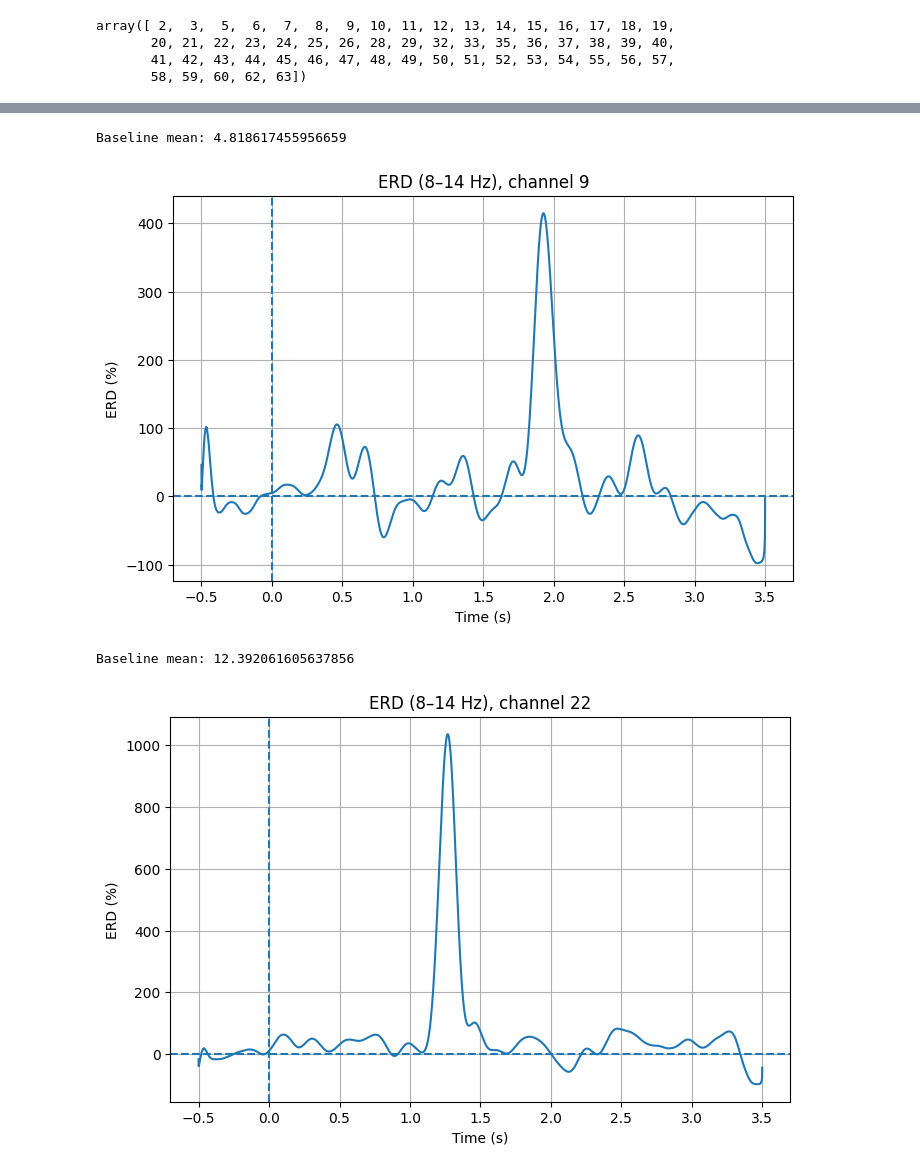
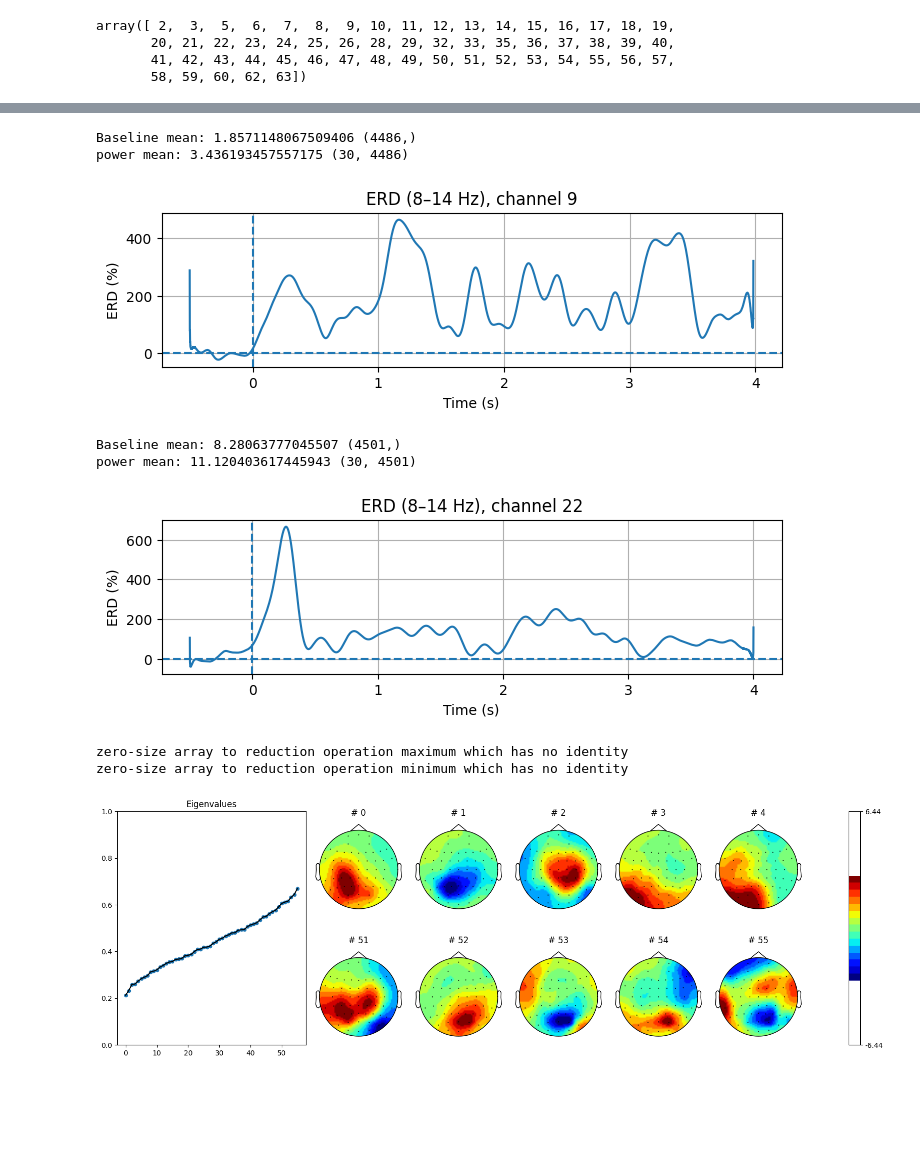
Before and after one commit to JuliaRory/Agency_EBCI, a Jupyter notebook: notebooks/04_check_mu_rhythm.ipynb, the cells around one changed output, grey strips where cells are left out. Saved outputs shown, nothing was run; the diff lists cells and outputs as text; code cells hidden in the pictures; blank space fills up the shorter version.

```diff
--- a/notebooks/04_check_mu_rhythm.ipynb
+++ b/notebooks/04_check_mu_rhythm.ipynb
@@ -69,5 +70,5 @@ array([ 2,  3,  5,  6,  7,  8,  9, 10, 11, 12, 13, 14, 15, 16, 17, 18, 19,
 # %%
-eeg = data[:, good_channels_idx] * 1E6
-eeg, _ = bandpass_filter(eeg, fs=Fs, low=1, high=40)
+eeg = data[:, EEG_CHANNELS] * 1E6
+eeg_f, _ = bandpass_filter(eeg, fs=Fs, low=1, high=40)
 # %%
 start_shift = 500
@@ -192,3 +211,9 @@ plot_log_ratio_psd(epochs_1, epochs_2, sfreq=Fs, ch_idx=idx_C4, fmin=1, fmax=30)
+# %%
+band = [8, 14]
+eeg_fb, _ = bandpass_filter(eeg_f, fs=Fs, low=band[0], high=band[1])
+# %%
+epochs_1_fb = slice_epochs(eeg_fb, idxs_right)        # right hand
+epochs_2_fb = slice_epochs(eeg_fb, idxs_left)         # left hand
 # %%
 from scipy.signal import  hilbert
 from scipy.signal import butter, filtfilt
@@ -210,18 +235,20 @@ def plot_erd(epochs, sfreq, ch_idx, tmin, baseline=(-1.0, 0.0), band=(8, 14), la
     times = np.arange(n_samples) / sfreq + tmin
 
     # фильтрация
-    filtered = np.array([bandpass(ep[:, ch_idx], sfreq, band[0], band[1]) for ep in epochs])
+    data = np.array([ep[:, ch_idx] for ep in epochs])
 
     # мощность (amplitude^2)
-    analytic = hilbert(filtered, axis=1)
+    analytic = hilbert(data, axis=1)
     power = np.abs(analytic)**2  # мощность
+    # print()
 
     # baseline
     baseline_mask = (times >= baseline[0]) & (times <= baseline[1])
     if not baseline_mask.any():
         raise ValueError("Baseline вне диапазона эпохи!")
     baseline_power = power[:, baseline_mask].mean(axis=1, keepdims=True)
-    print("Baseline mean:", baseline_power.mean())
+    print("Baseline mean:", baseline_power.mean(), baseline_mask.shape)
+    print("power mean:", power.mean(), power.shape)
 
     # ERD по trial
     erd = (power - baseline_power) / baseline_power * 100  # в процентах
@@ -230,7 +257,7 @@ def plot_erd(epochs, sfreq, ch_idx, tmin, baseline=(-1.0, 0.0), band=(8, 14), la
     mean_erd = erd.mean(axis=0)
     std_erd = erd.std(axis=0)
 
-    plt.figure(figsize=(8, 5))
+    plt.figure(figsize=(8, 2))
 
     plt.plot(times, mean_erd, label=label)
     # plt.fill_between(
@@ -250,15 +277,17 @@ def plot_erd(epochs, sfreq, ch_idx, tmin, baseline=(-1.0, 0.0), band=(8, 14), la
 
     if label:
         plt.legend()
-
+    # plt.ylim(-100, 100)
     plt.show()
 # %%
-plot_erd(epochs_1, sfreq=Fs, ch_idx=idx_C3, tmin=-start_shift/1000, baseline=(-start_shift/1000, 0.0), label=None)
-plot_erd(epochs_2, sfreq=Fs, ch_idx=idx_C4, tmin=-start_shift/1000, baseline=(-start_shift/1000, 0.0), label=None)
+plot_erd(epochs_1_fb, sfreq=Fs, ch_idx=idx_C3, tmin=-start_shift/1000, baseline=(-start_shift/1000, -0.2), label=None)
+plot_erd(epochs_2_fb, sfreq=Fs, ch_idx=idx_C4, tmin=-start_shift/1000, baseline=(-start_shift/1000, -0.2), label=None)
 # %% [output]
-Baseline mean: 4.818617455956659
+Baseline mean: 1.8571148067509406 (4486,)
+power mean: 3.436193457557175 (30, 4486)
-[figure, old version]
+[figure, new version]
-Baseline mean: 12.392061605637856
+Baseline mean: 8.28063777045507 (4501,)
+power mean: 11.120403617445943 (30, 4501)
-[figure, old version]
+[figure, new version]
 # %%
 n = 250 // (1000 // Fs)
@@ -269,5 +298,14 @@ epochs_2_f = np.array([bandpass_filter(ep, fs=Fs, low=band[0], high=band[1])[0]
 # %%
 from src.analysis.CSP import compute_csp
+from src.visualization.plot_csp_components import plot_10_csp_components
 
-projInverse, projForward, evals = compute_csp(epochs_1, epochs_2, robust=False)
+n = 250 // (1000 // Fs)
+epochs_1_fb = slice_epochs(eeg_fb, idxs_right)[:, n+start_shift:-n:, :]        # right hand
+epochs_2_fb = slice_epochs(eeg_fb, idxs_left)[:, n+start_shift:-n:, :]         # left hand
+projInverse, projForward, evals = compute_csp(epochs_1_fb, epochs_2_fb, robust=True)
+fig = plot_10_csp_components(abs(evals), projForward, xy)
+# %% [output]
+zero-size array to reduction operation maximum which has no identity
+zero-size array to reduction operation minimum which has no identity
+[figure, added]
 # %%
```
Also changed, not shown: parts of 31 cells of this notebook, 1 other file.
